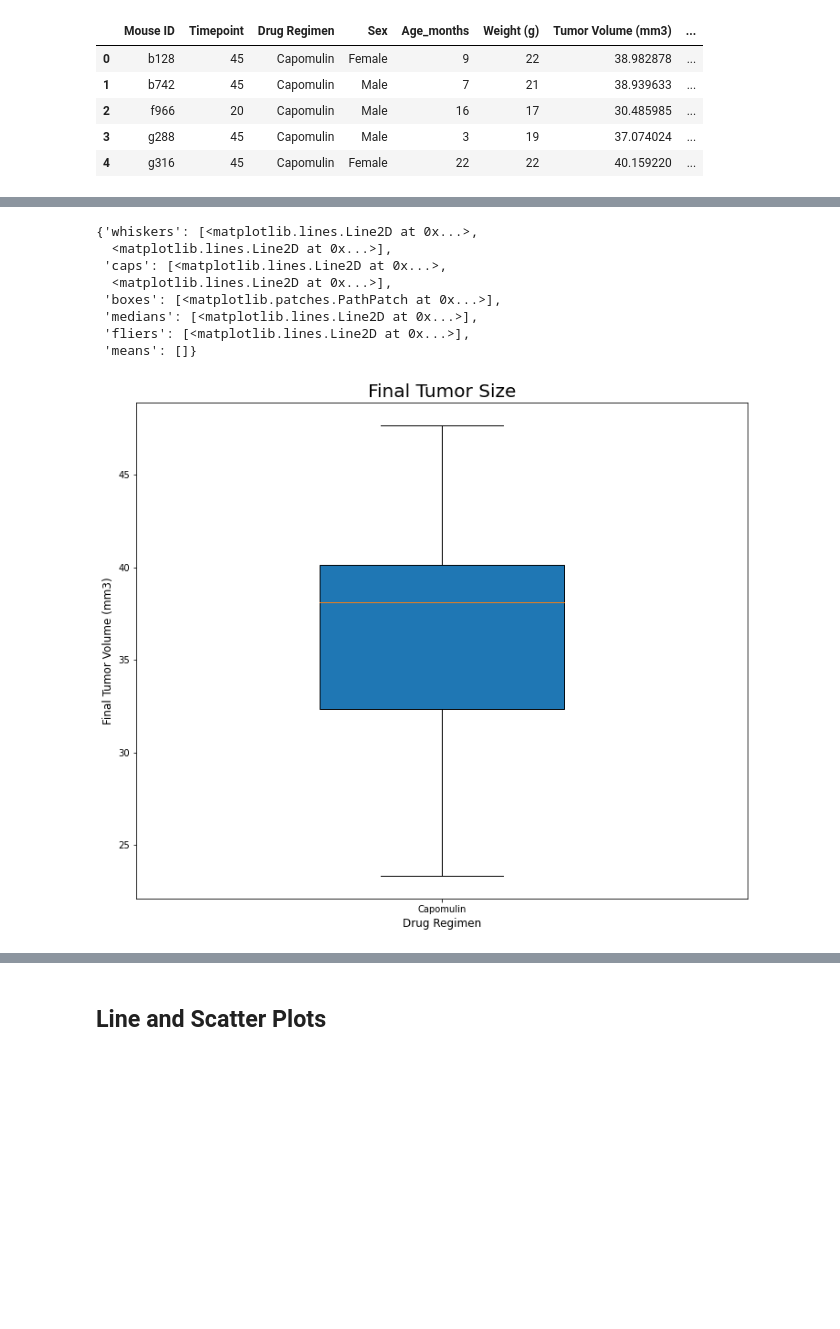
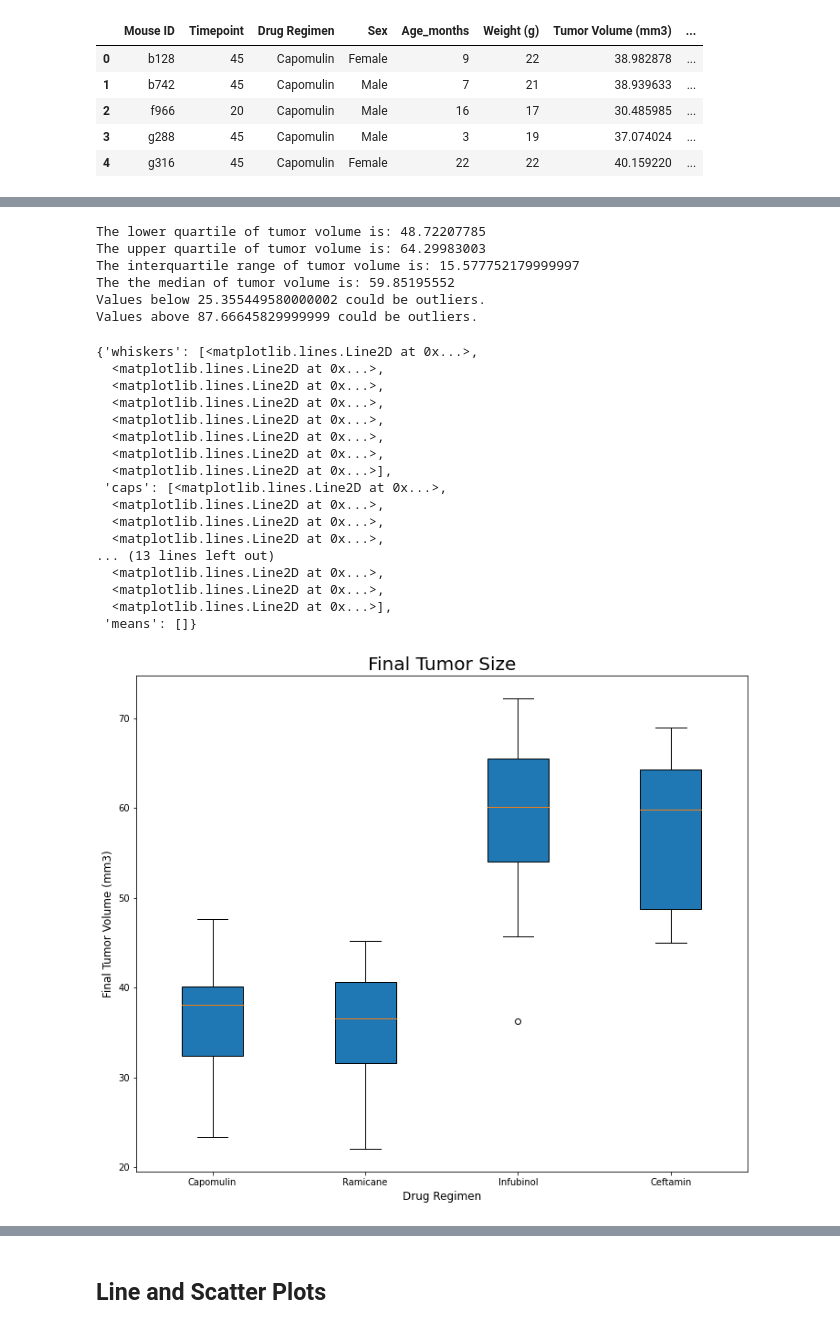
Before and after one commit to moormeierz/Matplotlib, a Jupyter notebook: pymaceuticals_starter.ipynb, the cells around one changed output, grey strips where cells are left out. Saved outputs shown, nothing was run; the diff lists cells and outputs as text; code cells hidden in the pictures; blank space fills up the shorter version.

Commit message:
finished box plot and line plot

```diff
--- a/pymaceuticals_starter.ipynb
+++ b/pymaceuticals_starter.ipynb
@@ -324,0 +351,16 @@ Values above 51.83201549 could be outliers.
+# %%
+# Ceftamin
+
+# only include ceftamin data
+drug4_df = clean_data_df.loc[clean_data_df["Drug Regimen"] == "Ceftamin",:]
+
+# group by mouse ID and get final times
+drug4_final_time = drug4_df.groupby('Mouse ID').max()['Timepoint']
+
+# create dataframe
+drug4_vol = pd.DataFrame(drug4_final_time)
+
+# merge dataframe with the cleaned dataframe
+ceftamin_data = pd.merge(drug4_vol, clean_data_df, on=("Mouse ID","Timepoint"),how="left")
+
+ceftamin_data.head()
@@ -325,22 +374,57 @@ Values above 51.83201549 could be outliers.
+# %%
+# Select Tumor Volume.  (This is the data that will be plotted and used for IQR)
+cef_tumor_vol = ceftamin_data["Tumor Volume (mm3)"]
+
+# Ramicane IQR
+quartiles = cef_tumor_vol.quantile([.25,.5,.75])
+lowerq = quartiles[0.25]
+upperq = quartiles[0.75]
+iqr = upperq-lowerq
+
+print(f"The lower quartile of tumor volume is: {lowerq}")
+print(f"The upper quartile of tumor volume is: {upperq}")
+print(f"The interquartile range of tumor volume is: {iqr}")
+print(f"The the median of tumor volume is: {quartiles[0.5]} ")
+
+lower_bound = lowerq - (1.5*iqr)
+upper_bound = upperq + (1.5*iqr)
+print(f"Values below {lower_bound} could be outliers.")
+print(f"Values above {upper_bound} could be outliers.")
+# %% [output]
+The lower quartile of tumor volume is: 48.72207785
+The upper quartile of tumor volume is: 64.29983003
+The interquartile range of tumor volume is: 15.577752179999997
+The the median of tumor volume is: 59.85195552
+Values below 25.355449580000002 could be outliers.
+Values above 87.66645829999999 could be outliers.
 # %%
-# Box plot
+# Generate a box plot of the final tumor volume of each mouse across four regimens of interest
 
-
-label2 = ['Capomulin']
+final_tumor_vol = [cap_tumor_vol, ram_tumor_vol, inf_tumor_vol, cef_tumor_vol]
+label2 = ['Capomulin', 'Ramicane', 'Infubinol', 'Ceftamin']
 
 
 fig1,ax1 = plt.subplots(figsize = (12, 10))
 ax1.set_title('Final Tumor Size',fontsize =20)
 ax1.set_ylabel('Final Tumor Volume (mm3)',fontsize = 12)
 ax1.set_xlabel('Drug Regimen',fontsize = 12)
-ax1.boxplot(cap_tumor_vol, labels=label2, widths=0.4,patch_artist=True, vert=True)
+ax1.boxplot(final_tumor_vol, labels=label2, widths=0.4, patch_artist=True, vert=True)
 # %% [output]
 {'whiskers': [<matplotlib.lines.Line2D at 0x...>,
+  <matplotlib.lines.Line2D at 0x...>,
+  <matplotlib.lines.Line2D at 0x...>,
+  <matplotlib.lines.Line2D at 0x...>,
+  <matplotlib.lines.Line2D at 0x...>,
+  <matplotlib.lines.Line2D at 0x...>,
+  <matplotlib.lines.Line2D at 0x...>,
   <matplotlib.lines.Line2D at 0x...>],
  'caps': [<matplotlib.lines.Line2D at 0x...>,
+  <matplotlib.lines.Line2D at 0x...>,
+  <matplotlib.lines.Line2D at 0x...>,
+  <matplotlib.lines.Line2D at 0x...>,
+... (13 lines left out)
+  <matplotlib.lines.Line2D at 0x...>,
+  <matplotlib.lines.Line2D at 0x...>,
   <matplotlib.lines.Line2D at 0x...>],
- 'boxes': [<matplotlib.patches.PathPatch at 0x...>],
- 'medians': [<matplotlib.lines.Line2D at 0x...>],
- 'fliers': [<matplotlib.lines.Line2D at 0x...>],
  'means': []}
-[figure, old version]
+[figure, new version]
```
Also changed, not shown: parts of 22 cells of this notebook.
